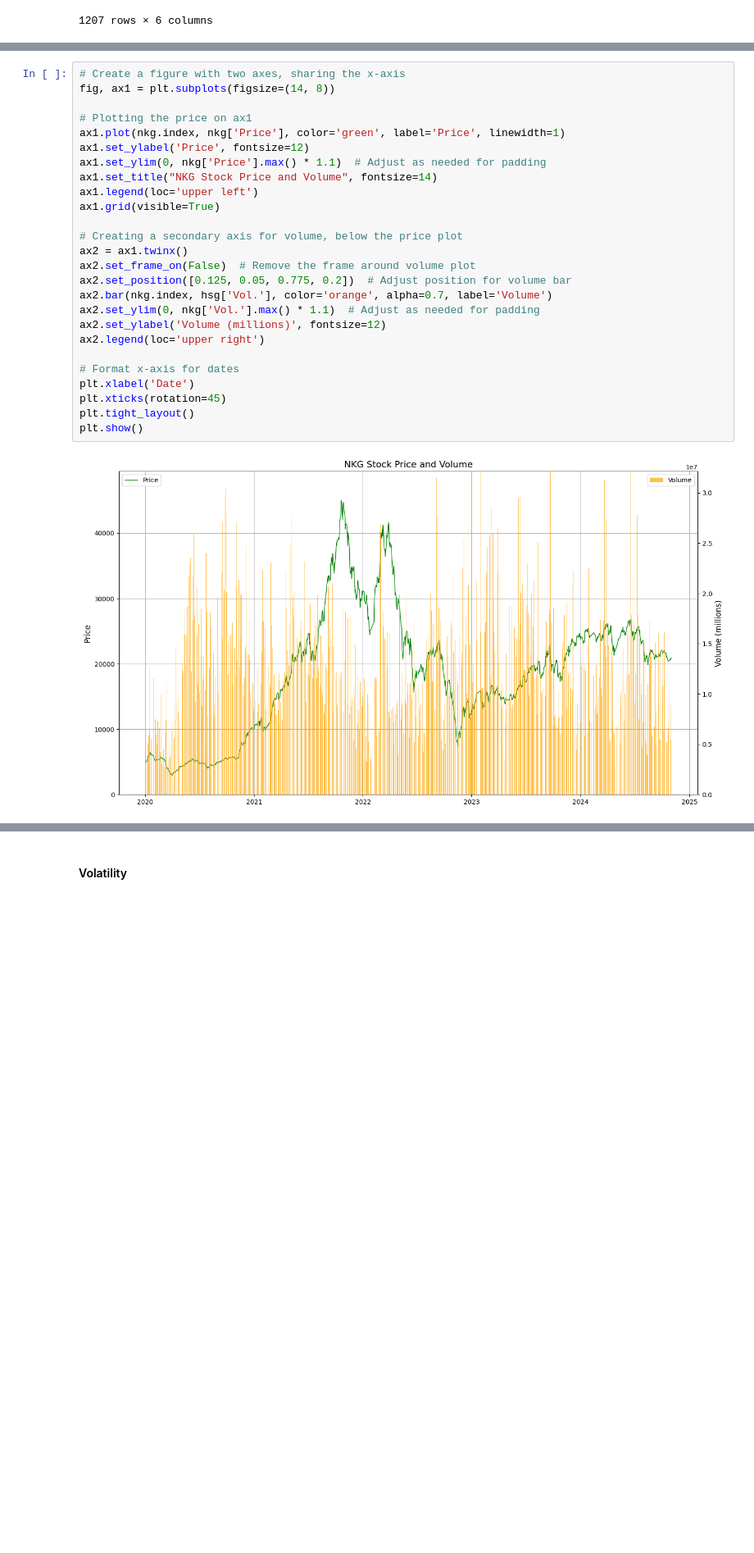
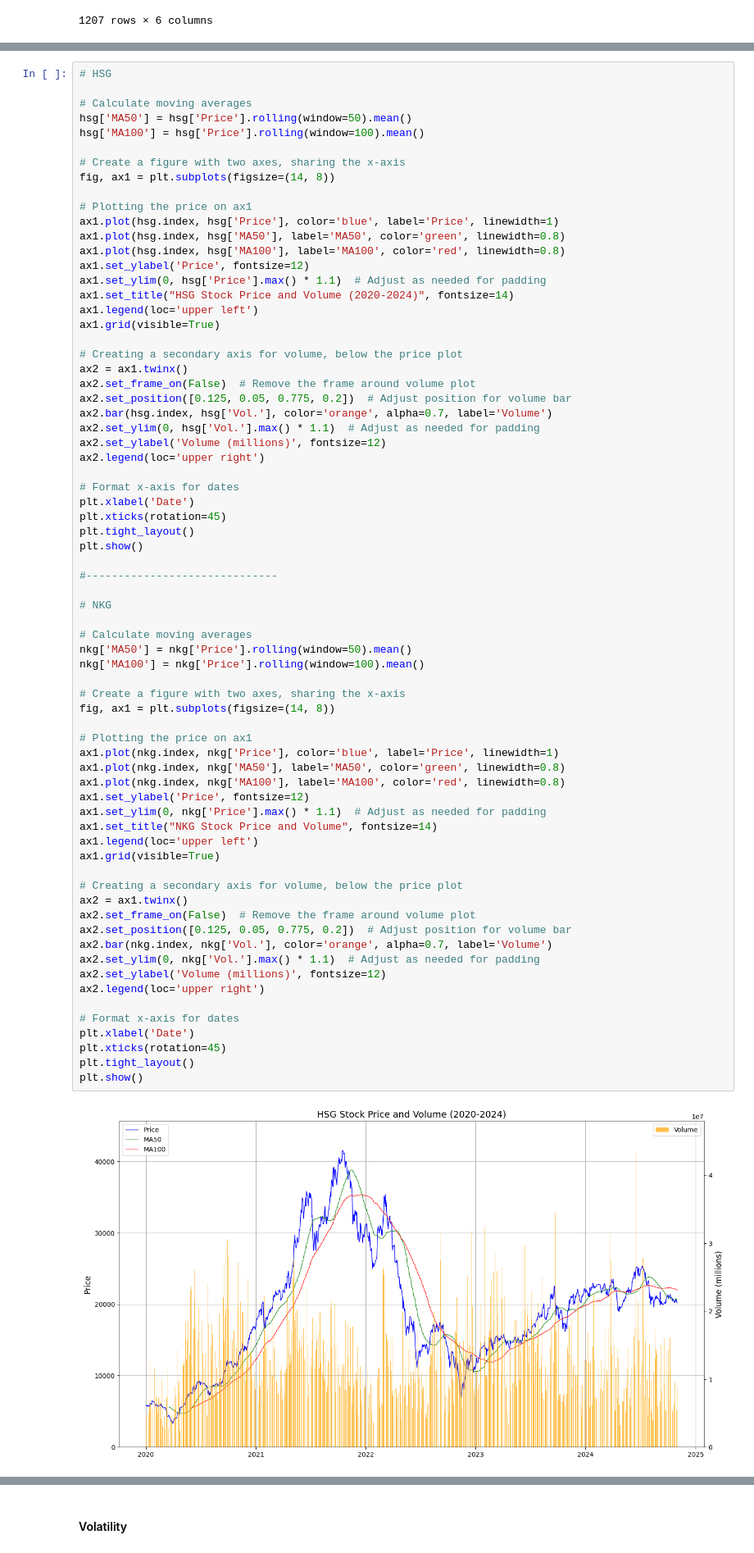
Before and after one commit to hien01604/STAT3013.P11_Nhom2, a Jupyter notebook: Statistics Description/Statistics_Description.ipynb, the cells around one changed output, grey strips where cells are left out. Shown at 82% size. Drawn from its saved outputs; the diff is of its cells as text; blank space fills up the shorter version.

```diff
--- a/Statistics Description/Statistics_Description.ipynb
+++ b/Statistics Description/Statistics_Description.ipynb
@@ -241,28 +158,72 @@ nkg.describe()
 # %%
+# HSG
+
+# Calculate moving averages
+hsg['MA50'] = hsg['Price'].rolling(window=50).mean()
+hsg['MA100'] = hsg['Price'].rolling(window=100).mean()
+
 # Create a figure with two axes, sharing the x-axis
 fig, ax1 = plt.subplots(figsize=(14, 8))
 
 # Plotting the price on ax1
-ax1.plot(nkg.index, nkg['Price'], color='green', label='Price', linewidth=1)
+ax1.plot(hsg.index, hsg['Price'], color='blue', label='Price', linewidth=1)
+ax1.plot(hsg.index, hsg['MA50'], label='MA50', color='green', linewidth=0.8)
+ax1.plot(hsg.index, hsg['MA100'], label='MA100', color='red', linewidth=0.8)
+ax1.set_ylabel('Price', fontsize=12)
+ax1.set_ylim(0, hsg['Price'].max() * 1.1)  # Adjust as needed for padding
+ax1.set_title("HSG Stock Price and Volume (2020-2024)", fontsize=14)
+ax1.legend(loc='upper left')
+ax1.grid(visible=True)
+
+# Creating a secondary axis for volume, below the price plot
+ax2 = ax1.twinx()
+ax2.set_frame_on(False)  # Remove the frame around volume plot
+ax2.set_position([0.125, 0.05, 0.775, 0.2])  # Adjust position for volume bar
+ax2.bar(hsg.index, hsg['Vol.'], color='orange', alpha=0.7, label='Volume')
+ax2.set_ylim(0, hsg['Vol.'].max() * 1.1)  # Adjust as needed for padding
+ax2.set_ylabel('Volume (millions)', fontsize=12)
+ax2.legend(loc='upper right')
+
+# Format x-axis for dates
+plt.xlabel('Date')
+plt.xticks(rotation=45)
+plt.tight_layout()
+plt.show()
+
+#------------------------------
+
+# NKG
+
+# Calculate moving averages
+nkg['MA50'] = nkg['Price'].rolling(window=50).mean()
+nkg['MA100'] = nkg['Price'].rolling(window=100).mean()
+
+# Create a figure with two axes, sharing the x-axis
+fig, ax1 = plt.subplots(figsize=(14, 8))
+
+# Plotting the price on ax1
+ax1.plot(nkg.index, nkg['Price'], color='blue', label='Price', linewidth=1)
+ax1.plot(nkg.index, nkg['MA50'], label='MA50', color='green', linewidth=0.8)
+ax1.plot(nkg.index, nkg['MA100'], label='MA100', color='red', linewidth=0.8)
 ax1.set_ylabel('Price', fontsize=12)
 ax1.set_ylim(0, nkg['Price'].max() * 1.1)  # Adjust as needed for padding
 ax1.set_title("NKG Stock Price and Volume", fontsize=14)
 ax1.legend(loc='upper left')
 ax1.grid(visible=True)
 
 # Creating a secondary axis for volume, below the price plot
 ax2 = ax1.twinx()
 ax2.set_frame_on(False)  # Remove the frame around volume plot
 ax2.set_position([0.125, 0.05, 0.775, 0.2])  # Adjust position for volume bar
-ax2.bar(nkg.index, hsg['Vol.'], color='orange', alpha=0.7, label='Volume')
+ax2.bar(nkg.index, nkg['Vol.'], color='orange', alpha=0.7, label='Volume')
 ax2.set_ylim(0, nkg['Vol.'].max() * 1.1)  # Adjust as needed for padding
 ax2.set_ylabel('Volume (millions)', fontsize=12)
 ax2.legend(loc='upper right')
 
 # Format x-axis for dates
 plt.xlabel('Date')
 plt.xticks(rotation=45)
 plt.tight_layout()
 plt.show()
 # %% [output]
-[figure, old version]
+[figure, new version]
```
Also changed, not shown: parts of 40 cells of this notebook, 7 other files.
